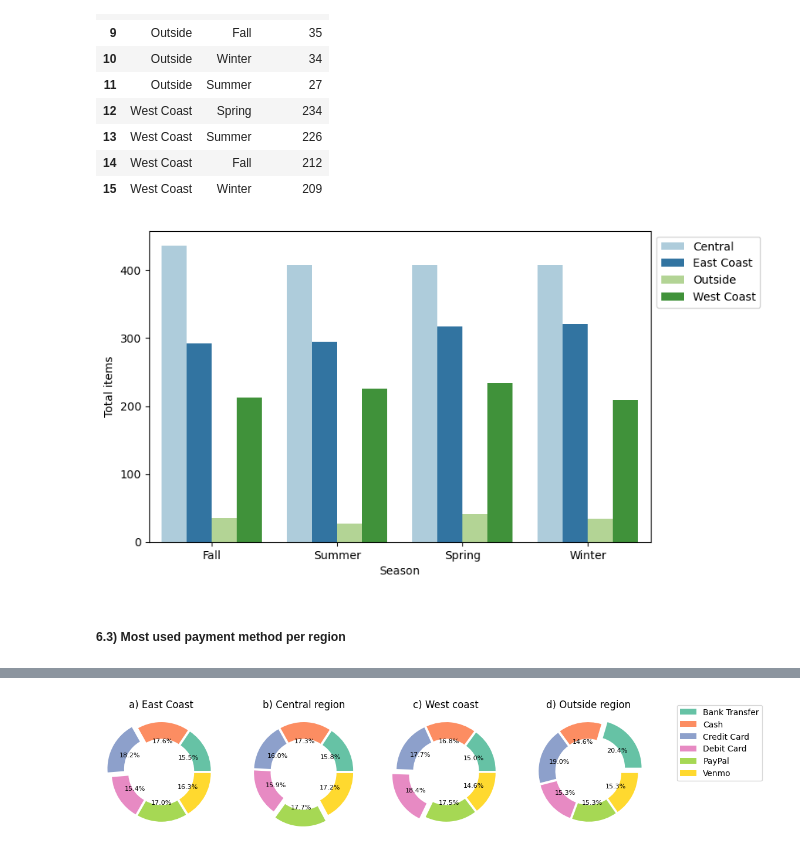
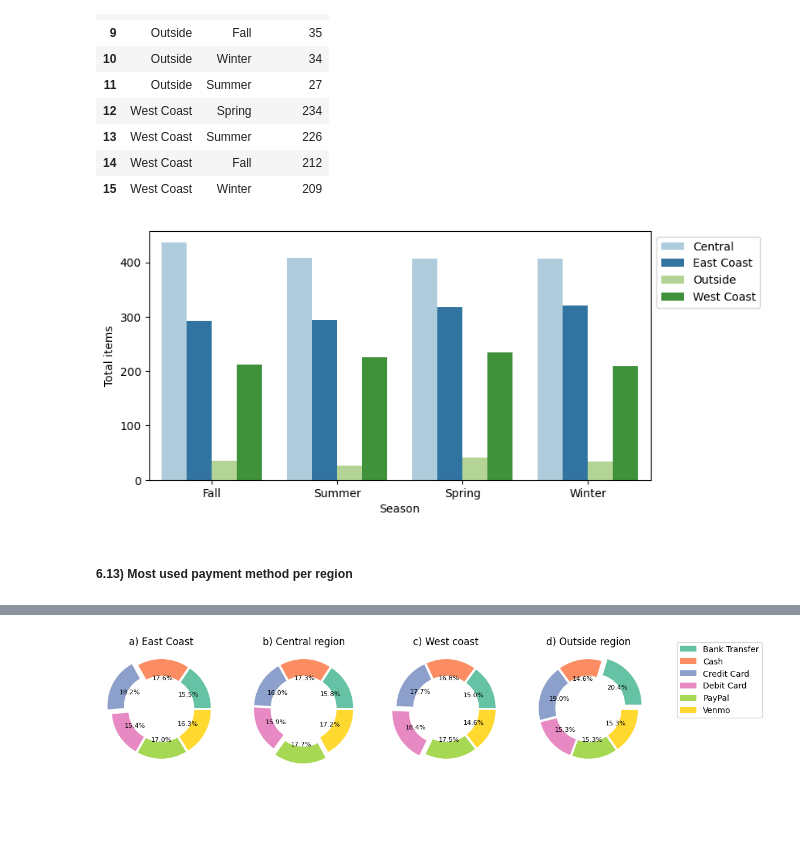
Before and after one commit to maryisabela15/Shopping_trends_project, a Jupyter notebook: shopping_code.ipynb, the cells around one changed output, grey strips where cells are left out. Saved outputs shown, nothing was run; the diff lists cells and outputs as text; code cells hidden in the pictures; blank space fills up the shorter version.

```diff
--- a/shopping_code.ipynb
+++ b/shopping_code.ipynb
@@ -616,19 +551,19 @@ result
 | 15 | West Coast | Winter | 209 |
 # %%
 # Plot a bar chart
-plt.figure(figsize = (8,5))
+plt.figure(figsize = (8,4))
 
 sns.barplot(x=result['season'], y=result['total_item'], hue=result['region'],
            palette=sns.color_palette("Paired"))
 
 plt.legend(loc='upper right', bbox_to_anchor=(1.23,1))
 plt.xlabel('Season')
 plt.ylabel('Total items')
 plt.show()
 # %% [output]
-[figure, old version]
+[figure, new version]
 # %% [markdown]
-##### 6.3) Most used payment method per region
+##### 6.13) Most used payment method per region
 # %%
 query = '''
   SELECT DISTINCT region,
```
Also changed, not shown: parts of 56 cells of this notebook, 1 other file.
